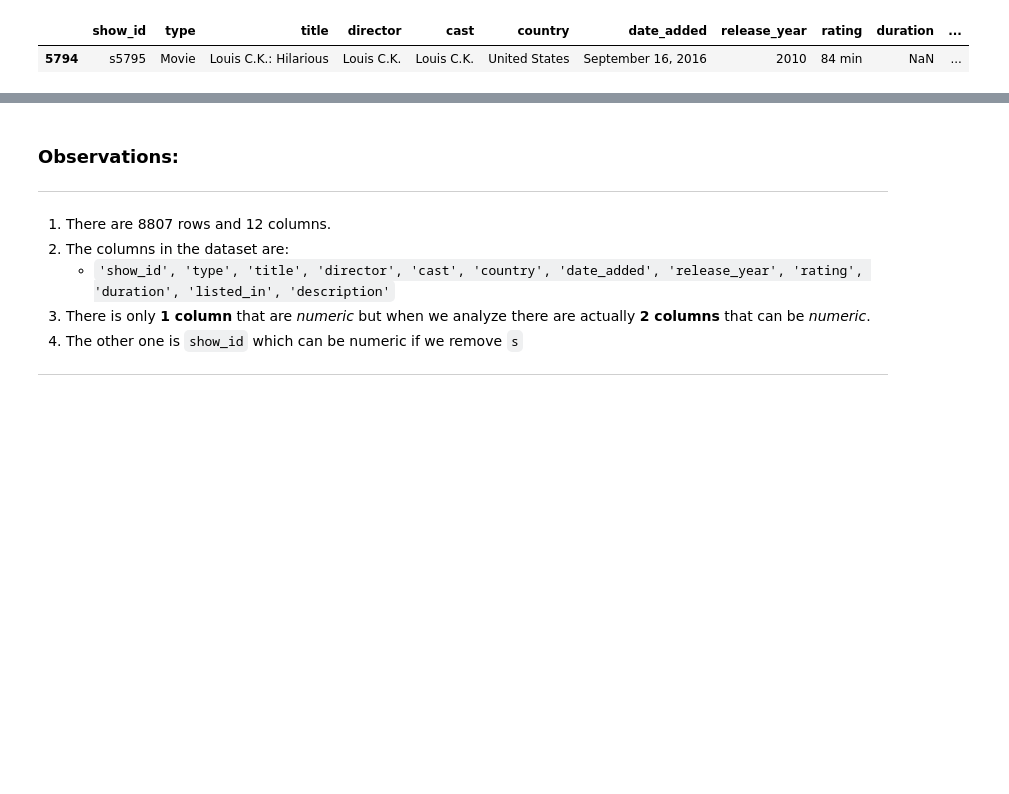
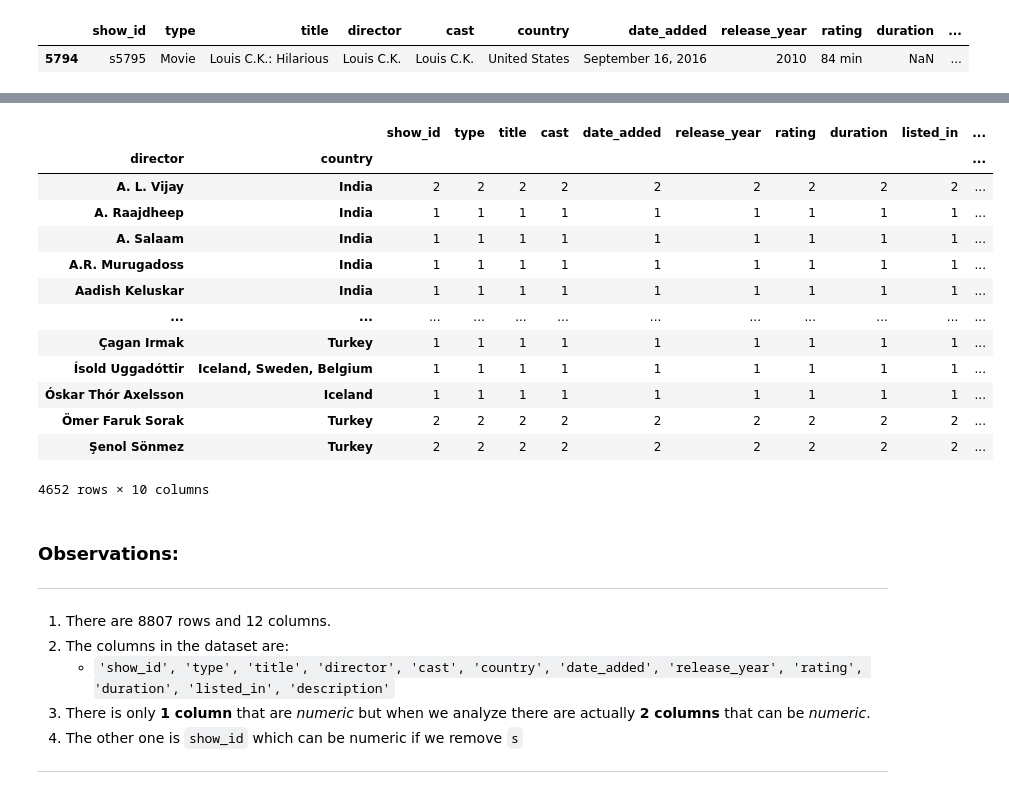
Before and after one commit to Ghazi-work/Python-Pandas, a Jupyter notebook: Kaggle_NetflixDatasetEDA.ipynb, the cells around one changed output, grey strips where cells are left out. Drawn from its saved outputs; the diff is of its cells as text; code cells hidden in the pictures; blank space fills up the shorter version.

```diff
--- a/Kaggle_NetflixDatasetEDA.ipynb
+++ b/Kaggle_NetflixDatasetEDA.ipynb
@@ -187,3 +230,20 @@ df.loc[df['rating'] == '66 min'].head()
+# %%
+df.groupby(['director','country']).count()
+# %% [output]
+|  |  | show_id | type | title | cast | date_added | release_year | rating | duration | listed_in | ... |
+| director | country |  |  |  |  |  |  |  |  |  | ... |
+| A. L. Vijay | India | 2 | 2 | 2 | 2 | 2 | 2 | 2 | 2 | 2 | ... |
+| A. Raajdheep | India | 1 | 1 | 1 | 1 | 1 | 1 | 1 | 1 | 1 | ... |
+| A. Salaam | India | 1 | 1 | 1 | 1 | 1 | 1 | 1 | 1 | 1 | ... |
+| A.R. Murugadoss | India | 1 | 1 | 1 | 1 | 1 | 1 | 1 | 1 | 1 | ... |
+| Aadish Keluskar | India | 1 | 1 | 1 | 1 | 1 | 1 | 1 | 1 | 1 | ... |
+| ... | ... | ... | ... | ... | ... | ... | ... | ... | ... | ... | ... |
+| Çagan Irmak | Turkey | 1 | 1 | 1 | 1 | 1 | 1 | 1 | 1 | 1 | ... |
+| Ísold Uggadóttir | Iceland, Sweden, Belgium | 1 | 1 | 1 | 1 | 1 | 1 | 1 | 1 | 1 | ... |
+| Óskar Thór Axelsson | Iceland | 1 | 1 | 1 | 1 | 1 | 1 | 1 | 1 | 1 | ... |
+| Ömer Faruk Sorak | Turkey | 2 | 2 | 2 | 2 | 2 | 2 | 2 | 2 | 2 | ... |
+| Şenol Sönmez | Turkey | 2 | 2 | 2 | 2 | 2 | 2 | 2 | 2 | 2 | ... |
+4652 rows × 10 columns
 # %% [markdown]
 ### **Observations:**
 ----
```
Also changed, not shown: parts of 10 cells of this notebook.
